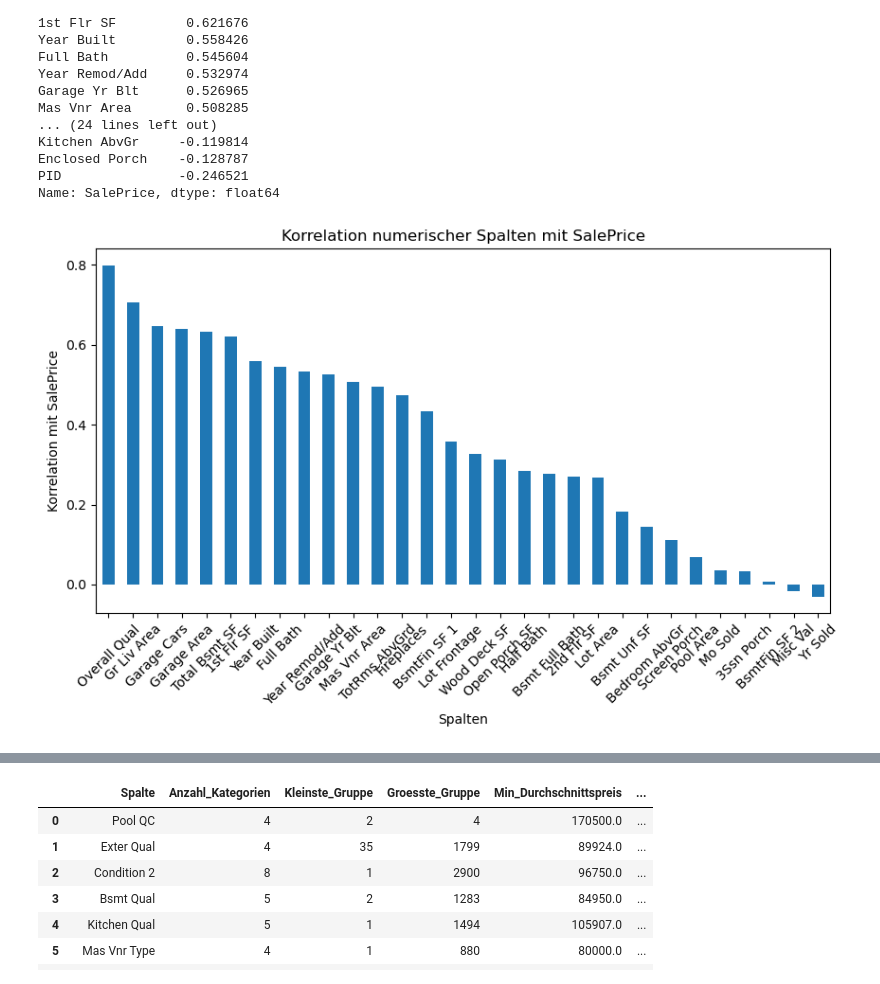
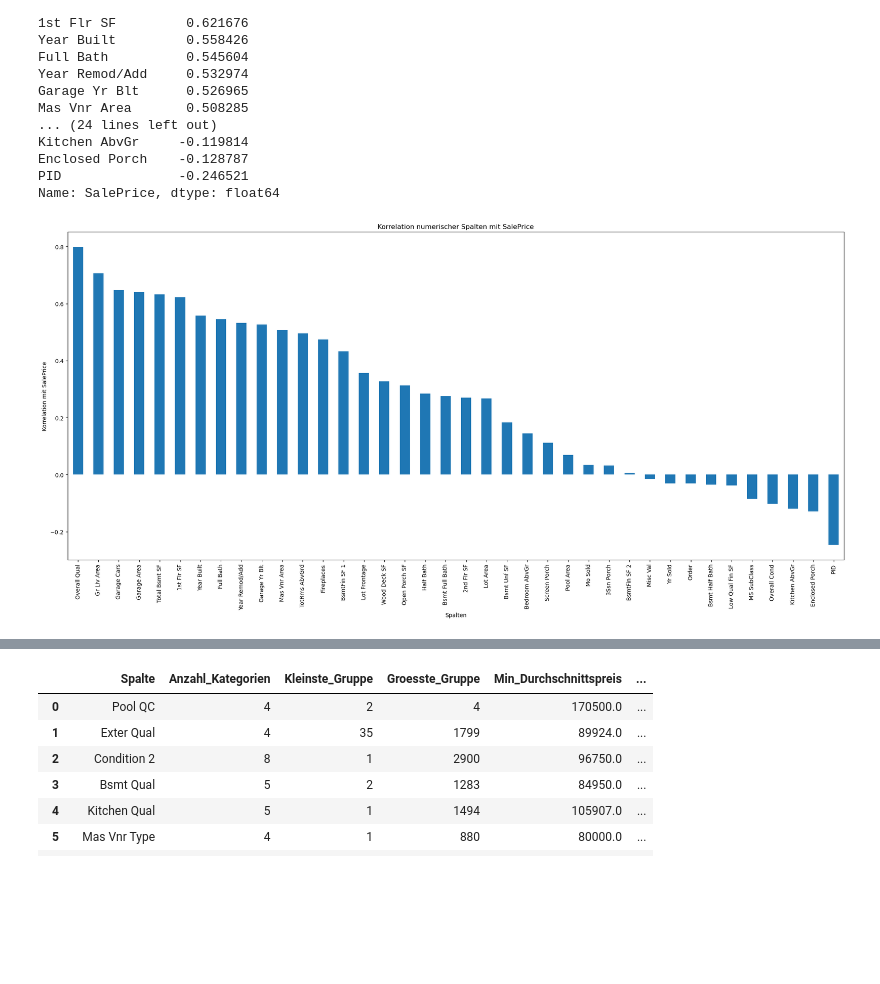
Before and after one commit to yazanalmssad/ames_housing_projekt, a Jupyter notebook: datacleaning.ipynb, the cells around one changed output, grey strips where cells are left out. Cells and saved outputs as stored; diff of their text form; code cells hidden in the pictures; blank space fills up the shorter version.

```diff
--- a/datacleaning.ipynb
+++ b/datacleaning.ipynb
@@ -105,18 +105,19 @@ Enclosed Porch    -0.128787
 PID               -0.246521
 Name: SalePrice, dtype: float64
 # %%
-# die wichtigsten Korrelationen mit SalePrice als Balkendiagramm anzeigen
-corr_plot = corr_with_price.drop('SalePrice').head(30)
+corr_plot = corr_with_price.drop('SalePrice')
 
-corr_plot.plot(kind='bar', figsize=(10, 5))
+plt.figure(figsize=(20, 10))
+corr_plot.plot(kind='bar')
 
 plt.title('Korrelation numerischer Spalten mit SalePrice')
 plt.xlabel('Spalten')
 plt.ylabel('Korrelation mit SalePrice')
-plt.xticks(rotation=45)
+plt.xticks(rotation=90)
+plt.tight_layout()
 plt.show()
 # %% [output]
-[figure, old version]
+[figure, new version]
 # %%
 # diese numerischen Spalten aus dem Datensatz löschen
 df = df.drop(columns=[
```
Also changed, not shown: parts of 16 cells of this notebook.
